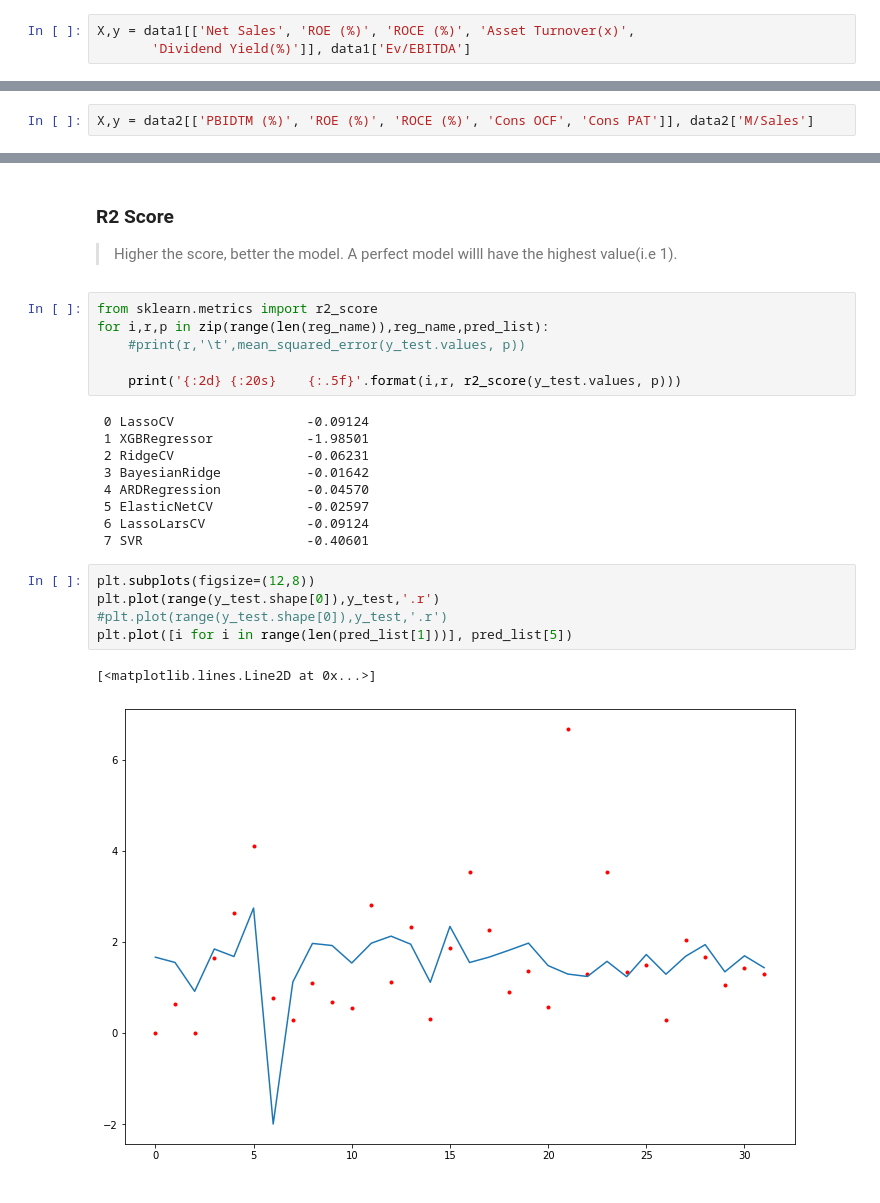
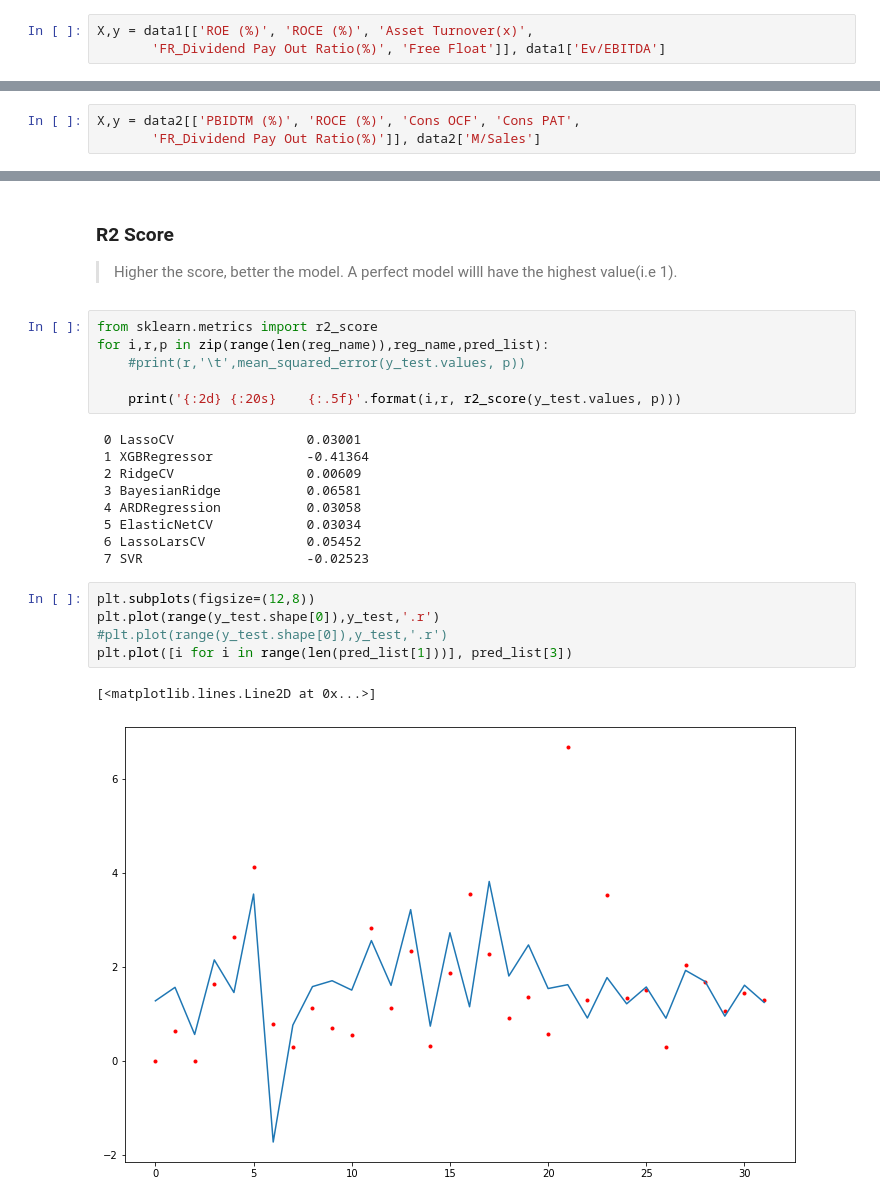
Before and after one commit to RohanTrix/Stock-market-predictor, a Jupyter notebook: MNC_Day3.ipynb, the cells around one changed output, grey strips where cells are left out. Saved outputs shown, nothing was run; the diff lists cells and outputs as text.

```diff
--- a/MNC_Day3.ipynb
+++ b/MNC_Day3.ipynb
@@ -86,4 +98,4 @@ Index(['Net Sales', 'ROE (%)', 'ROCE (%)', 'Asset Turnover(x)',
       dtype='object')
 # %%
-X,y = data1[['Net Sales', 'ROE (%)', 'ROCE (%)', 'Asset Turnover(x)',
-       'Dividend Yield(%)']], data1['Ev/EBITDA']
+X,y = data1[['ROE (%)', 'ROCE (%)', 'Asset Turnover(x)',
+       'FR_Dividend Pay Out Ratio(%)', 'Free Float']], data1['Ev/EBITDA']
@@ -202,5 +248,6 @@ Index(['PBIDTM (%)', 'ROE (%)', 'ROCE (%)', 'Cons OCF', 'Cons PAT', 'M/Sales'],
 # %%
-X,y = data2[['PBIDTM (%)', 'ROE (%)', 'ROCE (%)', 'Cons OCF', 'Cons PAT']], data2['M/Sales']
+X,y = data2[['PBIDTM (%)', 'ROCE (%)', 'Cons OCF', 'Cons PAT',
+       'FR_Dividend Pay Out Ratio(%)']], data2['M/Sales']
 # %%
 from sklearn.preprocessing import StandardScaler, MinMaxScaler, RobustScaler
 
@@ -272,19 +319,19 @@ for i,r,p in zip(range(len(reg_name)),reg_name,pred_list):
 
     print('{:2d} {:20s}    {:.5f}'.format(i,r, r2_score(y_test.values, p)))
 # %% [output]
- 0 LassoCV                 -0.09124
- 1 XGBRegressor            -1.98501
- 2 RidgeCV                 -0.06231
- 3 BayesianRidge           -0.01642
- 4 ARDRegression           -0.04570
- 5 ElasticNetCV            -0.02597
- 6 LassoLarsCV             -0.09124
- 7 SVR                     -0.40601
+ 0 LassoCV                 0.03001
+ 1 XGBRegressor            -0.41364
+ 2 RidgeCV                 0.00609
+ 3 BayesianRidge           0.06581
+ 4 ARDRegression           0.03058
+ 5 ElasticNetCV            0.03034
+ 6 LassoLarsCV             0.05452
+ 7 SVR                     -0.02523
 # %%
 plt.subplots(figsize=(12,8))
 plt.plot(range(y_test.shape[0]),y_test,'.r')
 #plt.plot(range(y_test.shape[0]),y_test,'.r')
-plt.plot([i for i in range(len(pred_list[1]))], pred_list[5])
+plt.plot([i for i in range(len(pred_list[1]))], pred_list[3])
 # %% [output]
 [<matplotlib.lines.Line2D at 0x...>]
-[figure, old version]
+[figure, new version]
```
Also changed, not shown: parts of 16 cells of this notebook.
